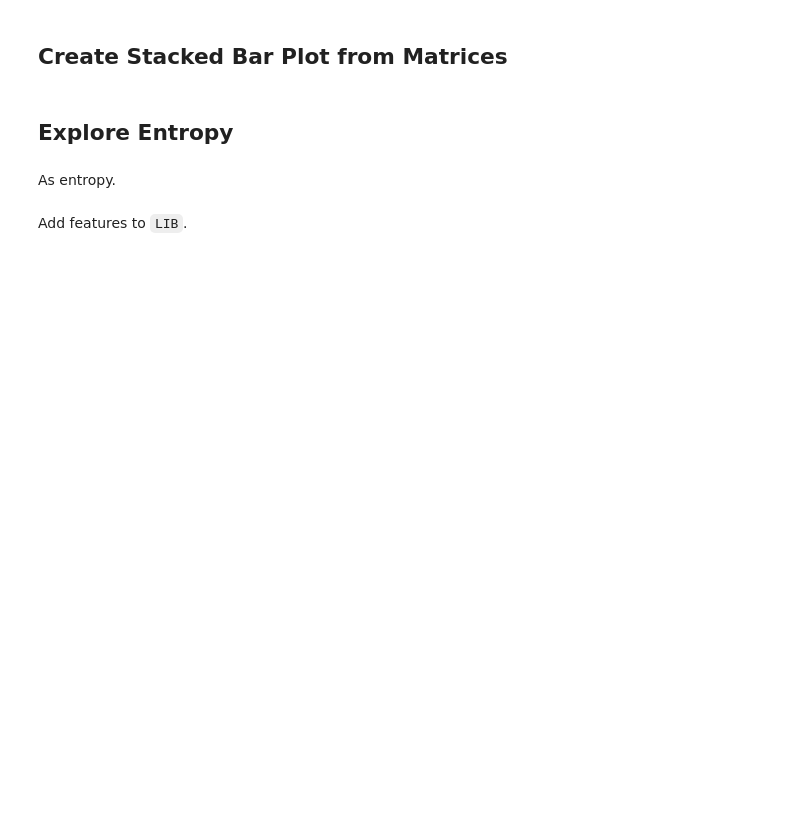
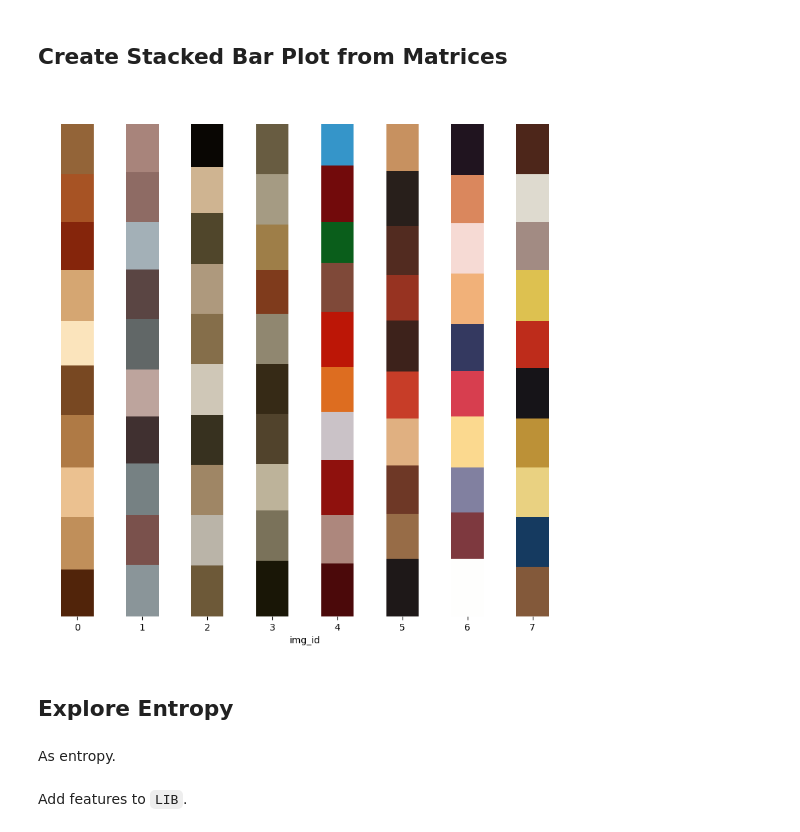
Before and after one commit to ontoligent/data-as-art, a Jupyter notebook: test.ipynb, the cells around one changed output. Cells and saved outputs as stored; diff of their text form; code cells hidden in the pictures; blank space fills up the shorter version.

```diff
--- a/test.ipynb
+++ b/test.ipynb
@@ -218,7 +240,7 @@ group_col = 'img_id'
 COLORS = IMAGES.groupby(group_col)[rgb_cols].apply(get_main_colors_df)
 COLORS.index.names = [group_col, 'color_id']
 COLORS['rgb'] = (COLORS[['r', 'g', 'b']].values / 255).tolist()
-COLORS
+COLORS['logn'] = np.log(COLORS.n)
 # %% [markdown]
 # Explore
 # %% [markdown]
@@ -226,5 +248,5 @@ COLORS
 # %% [markdown]
 Matrix of counts.
 # %%
-M_n = COLORS.n.unstack()
+M_n = COLORS.logn.unstack()
 M_n
@@ -240,30 +284,42 @@ M_rgb
 # %% [markdown]
 ## Create Stacked Bar Plot from Matrices
 # %%
-ax = M_p.plot.bar(stacked=True, legend=False, rot=0)
+ax = M_p.plot.bar(stacked=True, legend=False, rot=0, figsize=(10, 10))
 
 # Get all the bar patches
 patches = ax.patches
 
 # Calculate how many patches per image
 n_images = M_p.shape[0]  # number of images (bars)
 n_colors = M_p.shape[1]  # number of color segments
 
 # Iterate through patches and apply colors
 # There are n_images x n_colors patches (80)
 for i, patch in enumerate(patches):
 
     # print(patch.xy[0], patch.xy[1])
 
     # Determine which image and which color this patch belongs to
     color_idx = i // n_images  # which color segment (0-9)
     img_idx = i % n_images     # which image (0-7)
 
     # Get the RGB color for this specific combination
     rgb = M_rgb.loc[img_idx, color_idx]
 
     # Set the color
     patch.set_facecolor(rgb)
+
+# Clean up the image
+ax.spines['top'].set_visible(False)
+ax.spines['right'].set_visible(False)
+ax.spines['bottom'].set_visible(False)
+ax.spines['left'].set_visible(False)
+ax.set_yticklabels([])
+ax.tick_params(left=False)
+
+plt.show()
+# %% [output]
+[figure, added]
 # %% [markdown]
 ## Explore Entropy
 # %% [markdown]
```
Also changed, not shown: parts of 8 cells of this notebook.
